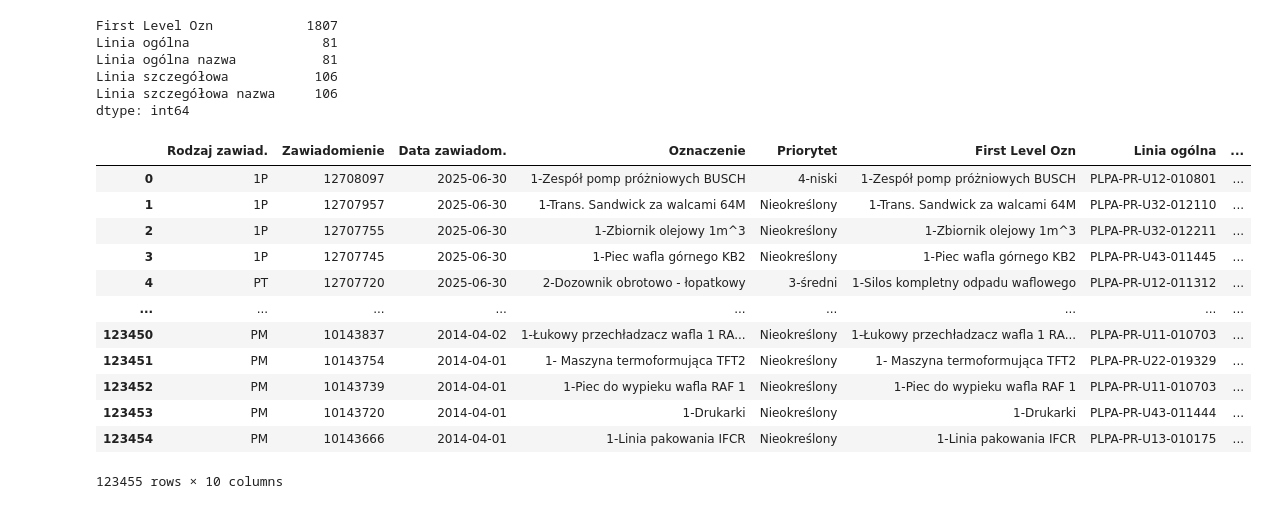
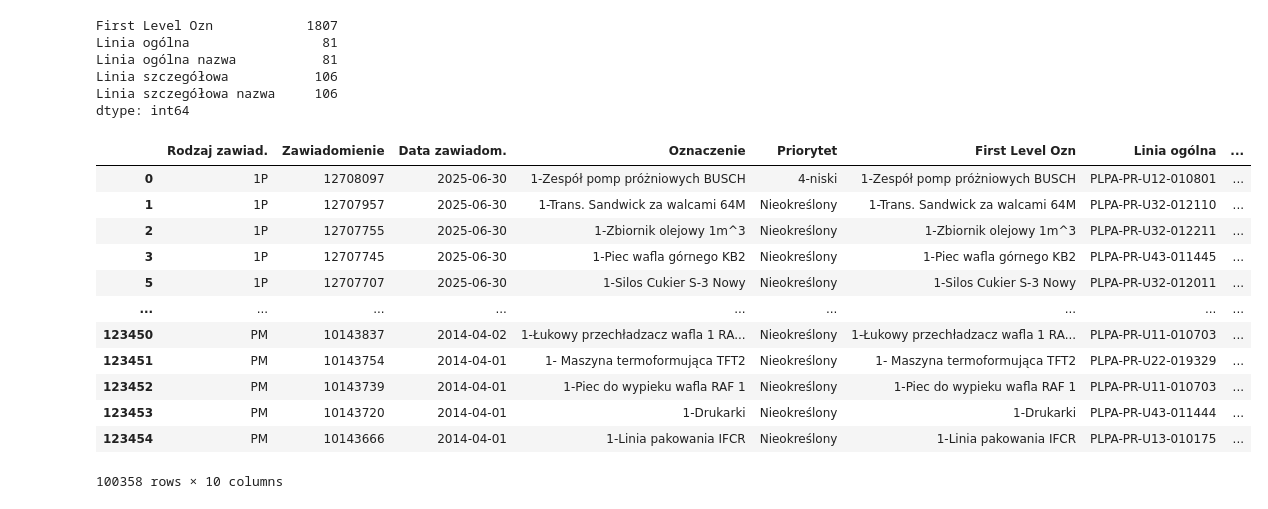
Before and after one commit to klaudiaban/ferrero, a Jupyter notebook: lista_zawiadomień_struktura.ipynb, the cells around one changed output. Saved outputs shown, nothing was run; the diff lists cells and outputs as text; code cells hidden in the pictures.

```diff
--- a/lista_zawiadomień_struktura.ipynb
+++ b/lista_zawiadomień_struktura.ipynb
@@ -191,21 +191,23 @@ Linia szczegółowa           106
 Linia szczegółowa nazwa     106
 dtype: int64
 # %%
+df = df[(df["Rodzaj zawiad."] == "1P") | (df["Rodzaj zawiad."] == "PM")]
+df.to_csv("zgloszenia_with_hierarchy.csv", index=False)
 df
 # %% [output]
 |  | Rodzaj zawiad. | Zawiadomienie | Data zawiadom. | Oznaczenie | Priorytet | First Level Ozn | Linia ogólna | ... |
 | 0 | 1P | 12708097 | 2025-06-30 | 1-Zespół pomp próżniowych BUSCH | 4-niski | 1-Zespół pomp próżniowych BUSCH | PLPA-PR-U12-010801 | ... |
 | 1 | 1P | 12707957 | 2025-06-30 | 1-Trans. Sandwick za walcami 64M | Nieokreślony | 1-Trans. Sandwick za walcami 64M | PLPA-PR-U32-012110 | ... |
 | 2 | 1P | 12707755 | 2025-06-30 | 1-Zbiornik olejowy 1m^3 | Nieokreślony | 1-Zbiornik olejowy 1m^3 | PLPA-PR-U32-012211 | ... |
 | 3 | 1P | 12707745 | 2025-06-30 | 1-Piec wafla górnego KB2 | Nieokreślony | 1-Piec wafla górnego KB2 | PLPA-PR-U43-011445 | ... |
-| 4 | PT | 12707720 | 2025-06-30 | 2-Dozownik obrotowo - łopatkowy | 3-średni | 1-Silos kompletny odpadu waflowego | PLPA-PR-U12-011312 | ... |
+| 5 | 1P | 12707707 | 2025-06-30 | 1-Silos Cukier S-3 Nowy | Nieokreślony | 1-Silos Cukier S-3 Nowy | PLPA-PR-U32-012011 | ... |
 | ... | ... | ... | ... | ... | ... | ... | ... | ... |
 | 123450 | PM | 10143837 | 2014-04-02 | 1-Łukowy przechładzacz wafla 1 RA... | Nieokreślony | 1-Łukowy przechładzacz wafla 1 RA... | PLPA-PR-U11-010703 | ... |
 | 123451 | PM | 10143754 | 2014-04-01 | 1- Maszyna termoformująca TFT2 | Nieokreślony | 1- Maszyna termoformująca TFT2 | PLPA-PR-U22-019329 | ... |
 | 123452 | PM | 10143739 | 2014-04-01 | 1-Piec do wypieku wafla RAF 1 | Nieokreślony | 1-Piec do wypieku wafla RAF 1 | PLPA-PR-U11-010703 | ... |
 | 123453 | PM | 10143720 | 2014-04-01 | 1-Drukarki | Nieokreślony | 1-Drukarki | PLPA-PR-U43-011444 | ... |
 | 123454 | PM | 10143666 | 2014-04-01 | 1-Linia pakowania IFCR | Nieokreślony | 1-Linia pakowania IFCR | PLPA-PR-U13-010175 | ... |
-123455 rows × 10 columns
+100358 rows × 10 columns
 # %%
 import pandas as pd
 import plotly.graph_objects as go
```
Also changed, not shown: parts of 2 cells of this notebook, 7 other files.
